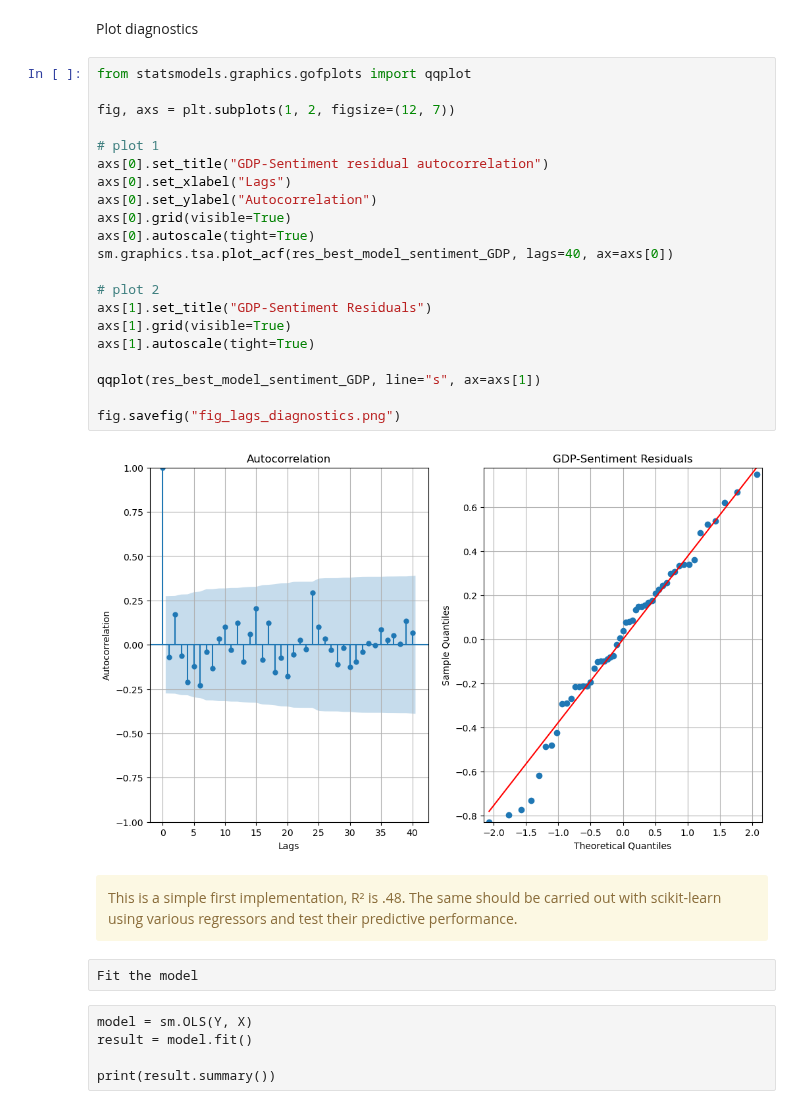
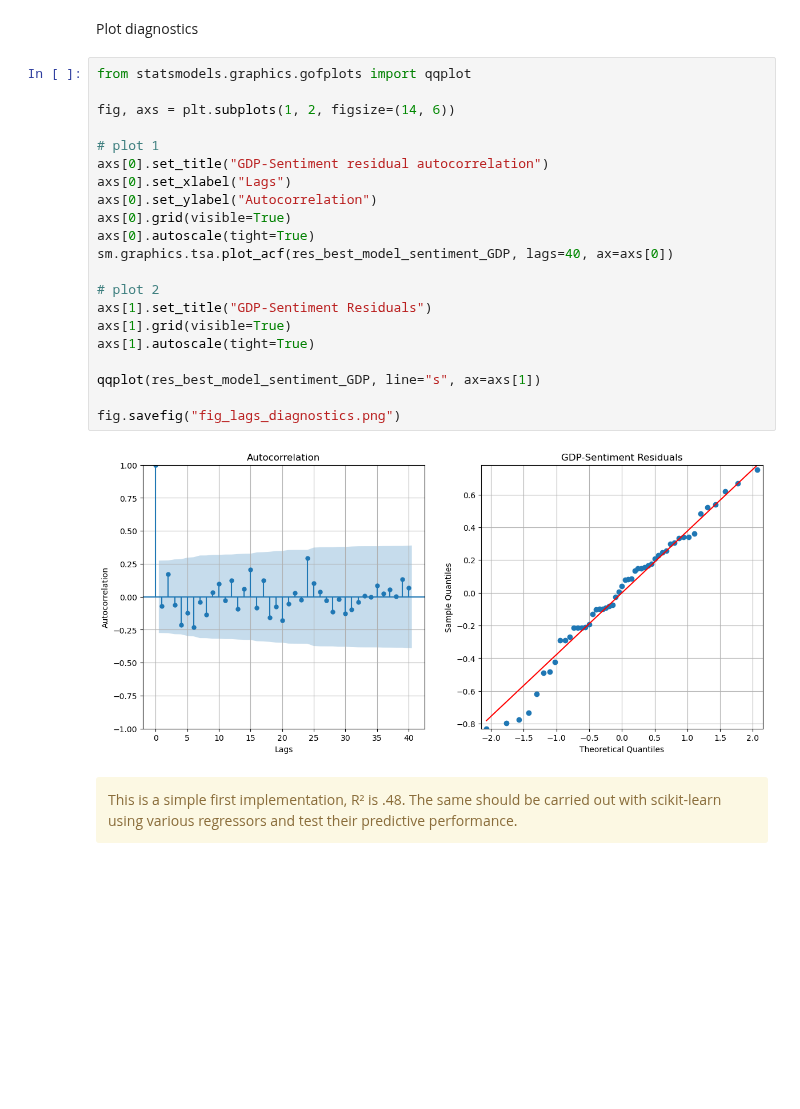
Before and after one commit to dominikpegler/computational-social-sciences, a Jupyter notebook: assignments/Assignment 4 - Socioeconomic analysis.ipynb, the cells around one changed output. Saved outputs shown, nothing was run; the diff lists cells and outputs as text; blank space fills up the shorter version.

```diff
--- a/assignments/Assignment 4 - Socioeconomic analysis.ipynb
+++ b/assignments/Assignment 4 - Socioeconomic analysis.ipynb
@@ -643,32 +643,25 @@ Plot diagnostics
 # %%
 from statsmodels.graphics.gofplots import qqplot
 
-fig, axs = plt.subplots(1, 2, figsize=(12, 7))
+fig, axs = plt.subplots(1, 2, figsize=(14, 6))
 
 # plot 1
 axs[0].set_title("GDP-Sentiment residual autocorrelation")
 axs[0].set_xlabel("Lags")
 axs[0].set_ylabel("Autocorrelation")
 axs[0].grid(visible=True)
 axs[0].autoscale(tight=True)
 sm.graphics.tsa.plot_acf(res_best_model_sentiment_GDP, lags=40, ax=axs[0])
 
 # plot 2
 axs[1].set_title("GDP-Sentiment Residuals")
 axs[1].grid(visible=True)
 axs[1].autoscale(tight=True)
 
 qqplot(res_best_model_sentiment_GDP, line="s", ax=axs[1])
 
 fig.savefig("fig_lags_diagnostics.png")
 # %% [output]
-[figure, old version]
+[figure, new version]
 # %% [markdown]
 <div class="alert alert-warning">This is a simple first implementation, R² is .48. The same should be carried out with scikit-learn using various regressors and test their predictive performance.</div>
-# %% [raw]
-Fit the model
-# %% [raw]
-model = sm.OLS(Y, X)
-result = model.fit()
-
-print(result.summary())
```
